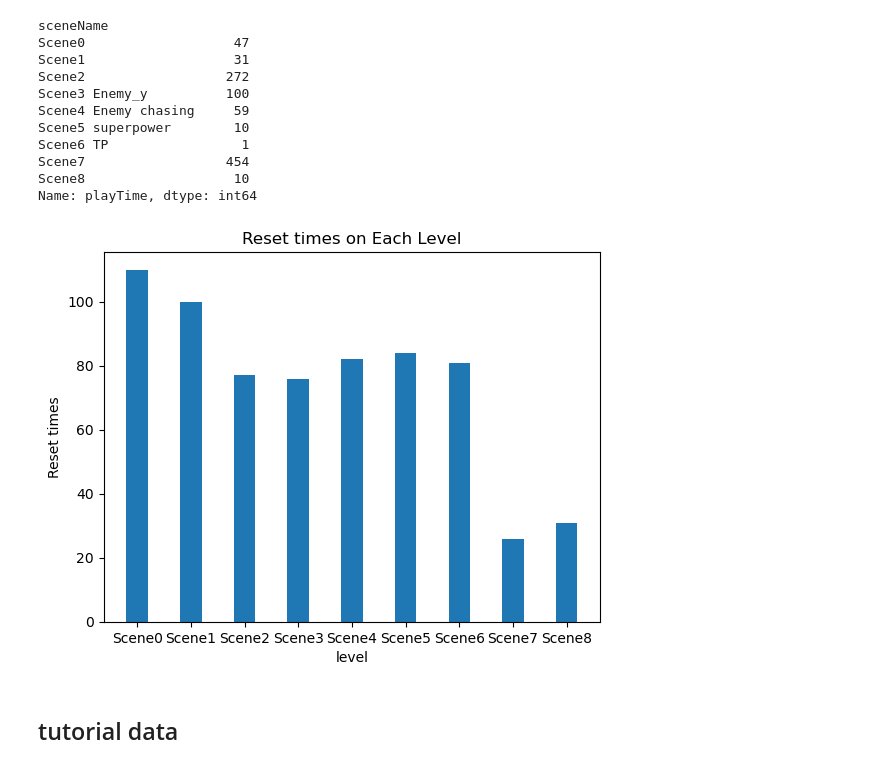
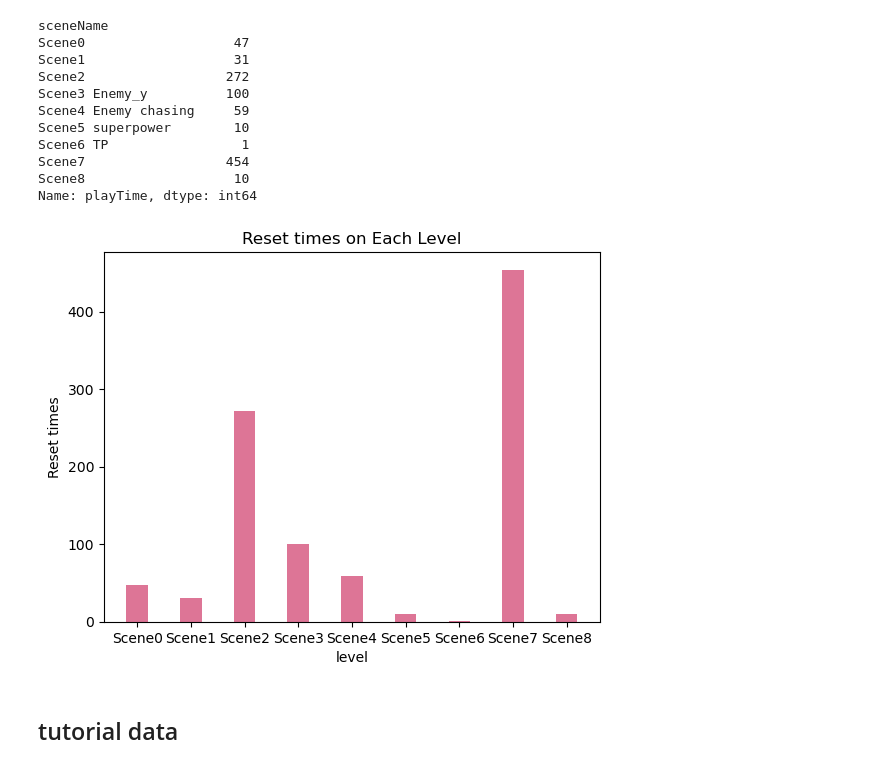
Before and after one commit to LYULU2/MobileGameDev, a Jupyter notebook: 526 Analysis.ipynb, the cells around one changed output. Drawn from its saved outputs; the diff is of its cells as text; code cells hidden in the pictures.

```diff
--- a/526 Analysis.ipynb
+++ b/526 Analysis.ipynb
@@ -119,26 +116,0 @@ plt.show()
-# %%
-yellow_count = []
-blue_count = []
-
-for i in range(DATA_ENTRY):
-    blue_count.append(df.groupby("sceneName")["collectBlue"].mean()[i])
-    yellow_count.append(df.groupby("sceneName")["collectYellow"].mean()[i])
-
-index = np.arange(4)
-bar_width = 0.35
-
-fig, ax = plt.subplots()
-yellow = ax.bar(index, yellow_count, bar_width,
-                label="yellow ball")
-
-blue = ax.bar(index+bar_width, blue_count,
-                 bar_width, label="blue ball")
-
-ax.set_xlabel('Level')
-ax.set_ylabel('Ball Count')
-ax.set_title('Balls collected each level')
-ax.set_xticks(index + bar_width / 2)
-ax.set_xticklabels(level)
-ax.legend()
-
-plt.show()
@@ -156,11 +116,0 @@ Name: curDistance, dtype: float64
-# %%
-dist = []
-for i in range(DATA_ENTRY):
-    dist.append(df.groupby("sceneName")["curDistance"].mean()[i])
-plt.bar(level, dist,color = 'orange',
-        width = 0.4)
-
-plt.xlabel("level")
-plt.ylabel("Distance travelled")
-plt.title("Distance travelled when resetting the game on each level")
-plt.show()
@@ -519,16 +471,16 @@ Name: playTime, dtype: int64
 # %%
 reset_times = []
 for i in range(DATA_ENTRY):
-    reset_times.append(df.groupby("sceneName")["playTime"].count()[i])
-plt.bar(level, reset_times,
+    reset_times.append(df_reset.groupby("sceneName")["playTime"].count()[i])
+plt.bar(level, reset_times, color = '#DD7596',
         width = 0.4)
 
 plt.xlabel("level")
 plt.ylabel("Reset times")
 plt.title("Reset times on Each Level")
 plt.show()
 # %% [output]
-[figure, old version]
+[figure, new version]
 # %% [markdown]
 ## tutorial data
 # %%
```
Also changed, not shown: parts of 8 cells of this notebook.
